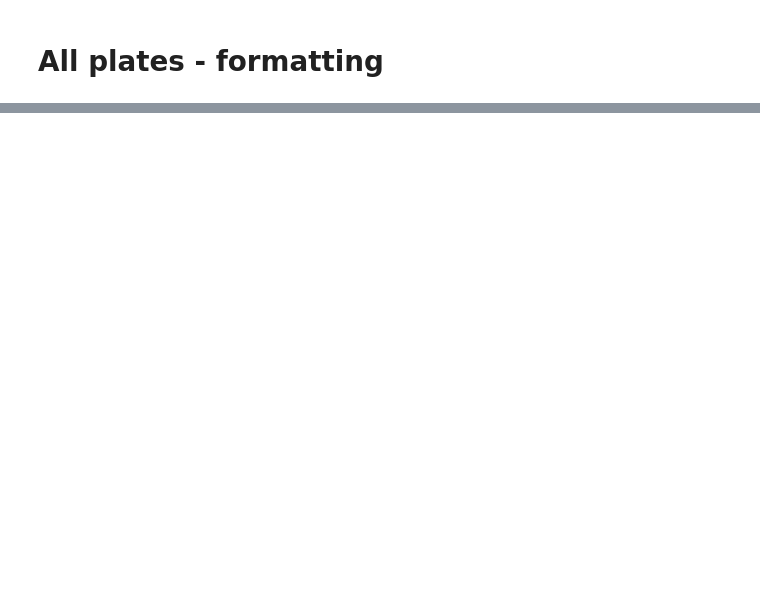
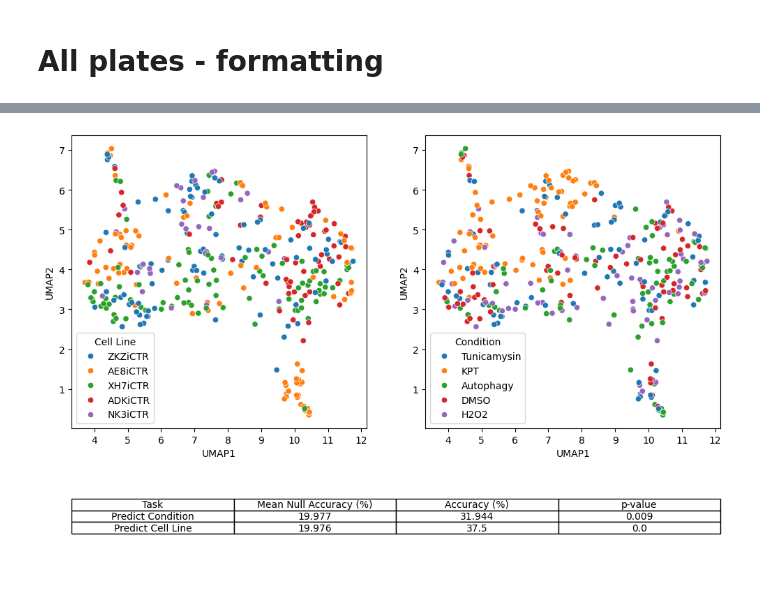
Before and after one commit to Shavit-Lab/cell_paint_seg, a Jupyter notebook: experiments/96_control/helper.ipynb, the cells around one changed output, grey strips where cells are left out. Cells and saved outputs as stored; diff of their text form; code cells hidden in the pictures; blank space fills up the shorter version.

Commit message:
prediction

```diff
--- a/experiments/96_control/helper.ipynb
+++ b/experiments/96_control/helper.ipynb
@@ -70,10 +73,10 @@ viewer.add_image(im_rgb_2, rgb=True, scale=[res, res])
 viewer.scale_bar.visible = True
 viewer.scale_bar.unit = "m"
 # %%
-path_fig = "/Users/thomasathey/Documents/shavit-lab/fraenkel/papers/cvpr/data/figures/cellpaint"
+path_fig = "/Users/thomasathey/Documents/shavit-lab/fraenkel/papers/cvpr/figures/prediction_examples"
 id_to_path_fig = get_id_to_path(path_fig, tag=".tif", id_from_name=id_from_name)
 
-id = "e1_s026"
+id = "e4_s062"
 
 paths = id_to_path_fig[id]
 ims = read_ims(paths)
@@ -88,4 +91,5 @@ for path, im in zip(paths, ims):
 
     im_mip_clahe_8bit = (im_mip_clahe * 255).astype(np.uint8)
     path_new = path.parent / (path.stem + "_clahe_8bit.tif")
+    print(path_new)
     io.imsave(path_new, im_mip_clahe_8bit)
@@ -596,2 +809,32 @@ sns.scatterplot(df, x="UMAP1", y="UMAP2", hue="Perturbation", style="Cell Line")
+# %%
+df_pred = pd.DataFrame({"Task": data_task, "Mean Null Accuracy (%)": data_null_acc, "Accuracy (%)": data_acc, "p-value": data_pval})
+df_pred = df_pred.round(3)
+
+fig = plt.figure(figsize=(12, 8))
+gs = gridspec.GridSpec(2, 2, height_ratios=[3, 1])
+
+# First row, two subplots
+ax1 = fig.add_subplot(gs[0, 0])  # Top-left subplot
+ax2 = fig.add_subplot(gs[0, 1])  # Top-right subplot
+
+# Second row, one subplot that spans both columns
+ax3 = fig.add_subplot(gs[1, :])  # Bottom subplot spanning both columns
+
+
+sns.scatterplot(df, x="UMAP1", y="UMAP2", hue="Cell Line", ax=ax1)
+sns.scatterplot(df, x="UMAP1", y="UMAP2", hue="Condition", ax=ax2)
+
+ax3.axis('tight')
+ax3.axis('off')
+table = ax3.table(cellText=df_pred.values, colLabels=df_pred.columns, cellLoc='center', loc='center')
+
+# Set font size for each cell
+table.auto_set_font_size(False)
+table.set_fontsize(10)  # Adjust font size as needed
+
+
+plt.savefig("/Users/thomasathey/Documents/shavit-lab/fraenkel/papers/cvpr/figures/umap.pdf")
+# %% [output]
+[figure, added]
 # %%
 X = df[cols_X].values
```
Also changed, not shown: parts of 18 cells of this notebook.
